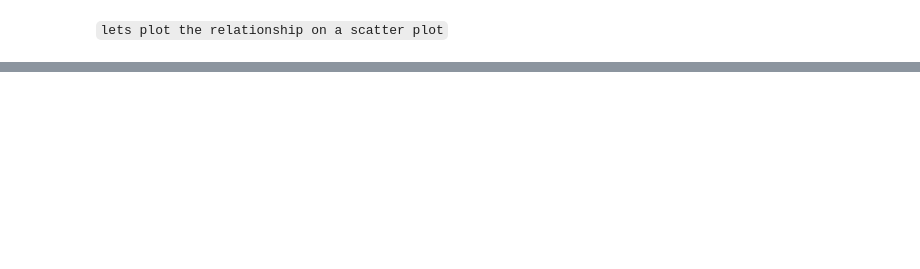
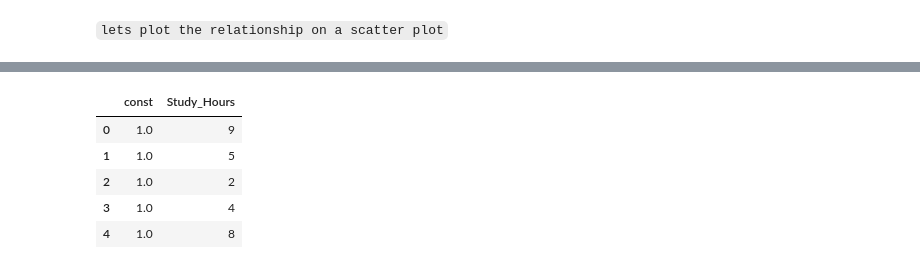
Before and after one commit to RIDOX-AIeNG/AI-D-D, a Jupyter notebook: WEEK_6/TASK_FOLDER/correlation_&_regression.ipynb, the cells around one changed output, grey strips where cells are left out. Saved outputs shown, nothing was run; the diff lists cells and outputs as text; code cells hidden in the pictures; blank space fills up the shorter version.

Commit message:
regression model

```diff
--- a/WEEK_6/TASK_FOLDER/correlation_&_regression.ipynb
+++ b/WEEK_6/TASK_FOLDER/correlation_&_regression.ipynb
@@ -93,0 +158,16 @@ plt.show()
+# %%
+# Define variables for simple regression
+X = data['Study_Hours']
+Y = data['Exam_Score']
+# %%
+# Add an intercept (constant term)
+X = sm.add_constant(X)
+# %%
+X.head()
+# %% [output]
+|  | const | Study_Hours |
+| 0 | 1.0 | 9 |
+| 1 | 1.0 | 5 |
+| 2 | 1.0 | 2 |
+| 3 | 1.0 | 4 |
+| 4 | 1.0 | 8 |
```
Also changed, not shown: parts of 13 cells of this notebook.
